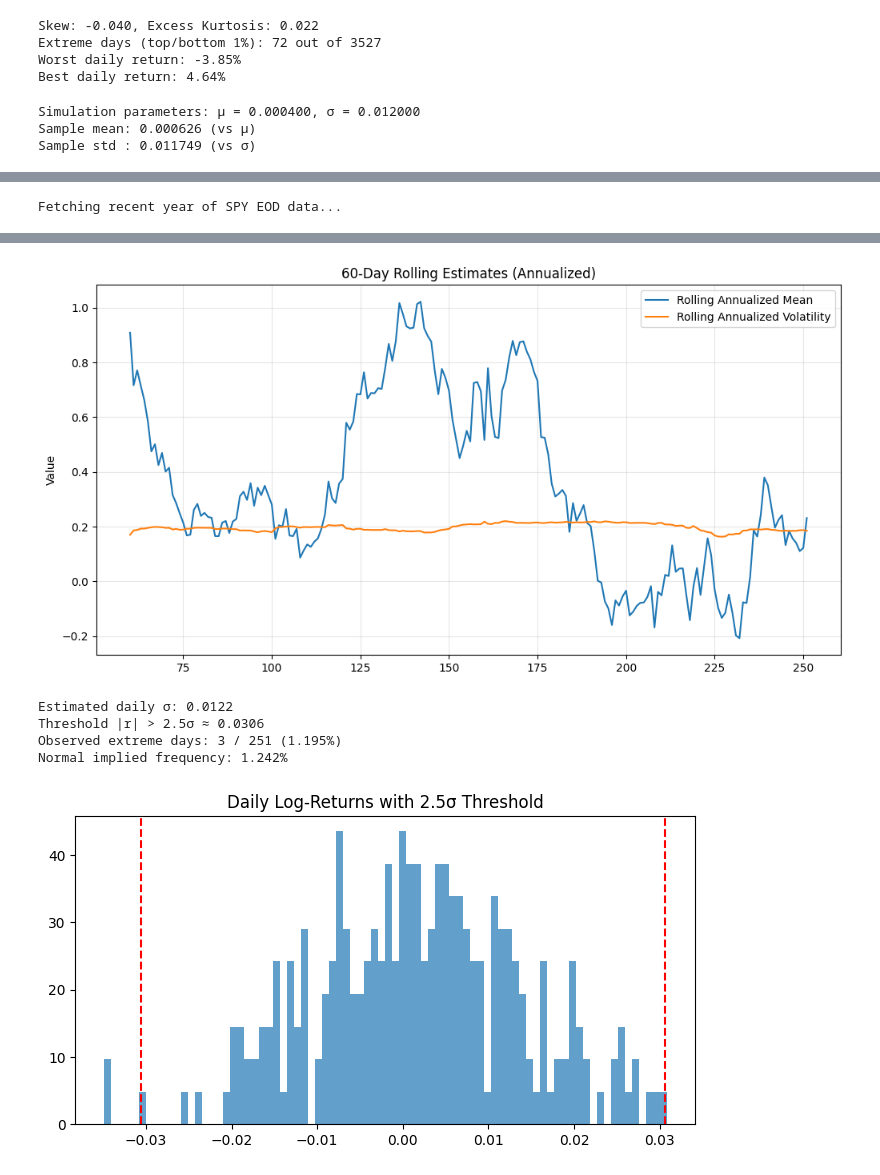
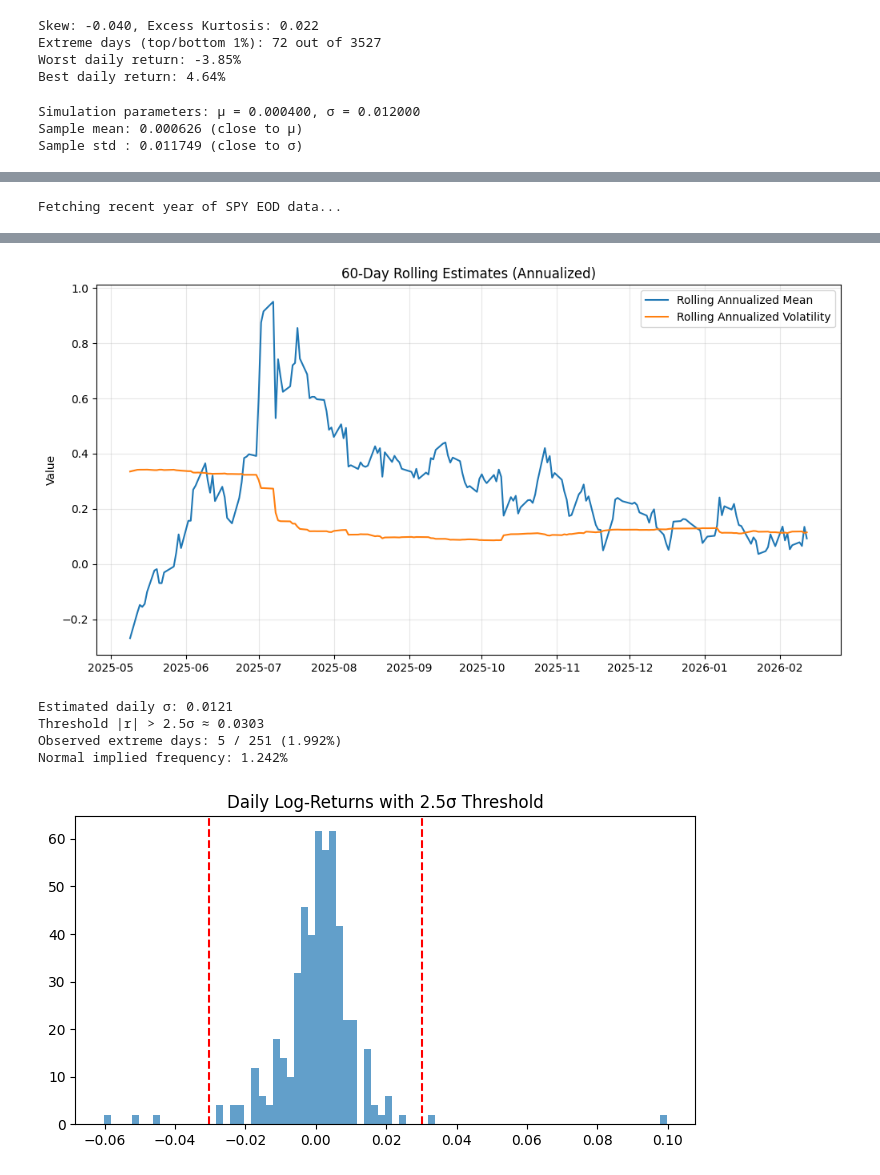
Before and after one commit to meacreatio/tpq, a Jupyter notebook: week5/paat_2.ipynb, the cells around one changed output, grey strips where cells are left out. Saved outputs shown, nothing was run; the diff lists cells and outputs as text; code cells hidden in the pictures.

Commit message:
fix spy data fetch

```diff
--- a/week5/paat_2.ipynb
+++ b/week5/paat_2.ipynb
@@ -195,24 +195,18 @@ n_days = 1000
 mu = 0.0004      # daily drift (~10% annual)
 sigma = 0.012    # daily volatility (~19% annual)
 
-# Simulate log-returns (shocks)
 shocks = np.random.normal(mu, sigma, n_days)
 log_prices = np.cumsum(shocks)
 prices = 100 * np.exp(log_prices)
 
-# Daily log-returns
 log_returns = np.diff(log_prices)
 
 sample_mean = log_returns.mean()
 sample_std  = log_returns.std()
 
 print(f"Simulation parameters: µ = {mu:.6f}, σ = {sigma:.6f}")
-print(f"Sample mean: {sample_mean:.6f} (vs µ)")
-print(f"Sample std : {sample_std:.6f} (vs σ)")
-
-# Interpretation:
-# Sample mean and std should be close to µ and σ (law of large numbers).
-# Small deviations are normal sampling variation.
+print(f"Sample mean: {sample_mean:.6f} (close to µ)")
+print(f"Sample std : {sample_std:.6f} (close to σ)")
 
 plt.figure(figsize=(10, 4))
 plt.plot(prices)
@@ -223,20 +217,13 @@ plt.show()
 
 # =============================================================================
 # Exercise 2
-# Obtain a year of EOD prices for a liquid equity or exchange-traded fund.
-# Compute log-returns, plot their histogram, and describe how the distribution
-# differs from a normal distribution.
+# Obtain a year of EOD prices for SPY. Compute log-returns, plot their histogram,
+# and describe how the distribution differs from a normal distribution.
 # =============================================================================
 
 print("Fetching recent year of SPY EOD data...")
-try:
-    raw = yf.download('SPY', period='1y', auto_adjust=True, progress=False)
-    df = raw['Close'].to_frame('close')
-except Exception:
-    n = 252
-    returns = np.random.normal(0.0004, 0.012, n)
-    prices = 100 * np.cumprod(1 + returns)
-    df = pd.DataFrame({'close': prices})
+raw = yf.download('SPY', period='1y', auto_adjust=True, progress=False)
+df = raw[['Close']].rename(columns={'Close': 'close'})
 
 df['log_ret'] = np.log(df['close'] / df['close'].shift(1))
 df = df.dropna()
@@ -283,7 +270,7 @@ else:
 if abs(kurt) > 0.5 or abs(skew) > 0.2:
     print("- Overall: deviates meaningfully from normality (typical for equity returns).")
 else:
-    print("- Overall: reasonably close to normal distribution.")
+    print("- Overall: reasonably close to normal distribution (common in calm, short samples).")
 
 # =============================================================================
 # Exercise 3
@@ -300,11 +287,6 @@ for lag, val, ci in zip(lags, acf, confint):
     lower, upper = ci
     significant = not (lower < 0 < upper)
     print(f"Lag {lag:2d}: {val:+.4f}  {'(significant)' if significant else ''}")
-
-# Discussion:
-# Typically near-zero at all lags for liquid equities.
-# Occasional "significant" lag is usually noise (multiple testing).
-# Economic meaning requires |ACF| > ~0.05–0.10 and persistence after costs.
 
 plt.figure(figsize=(10, 4))
 plt.bar(lags, acf, color='steelblue')
@@ -335,11 +317,6 @@ plt.legend()
 plt.grid(True, alpha=0.3)
 plt.show()
 
-# Discussion:
-# Mean fluctuates widely (often crosses zero) → not stable.
-# Volatility clusters (high periods persist) → time-varying.
-# Fixed-parameter strategies (e.g., constant leverage) risky; adaptive better.
-
 # =============================================================================
 # Exercise 5
 # Identify extreme-return days using a threshold such as |rt| > 2.5σ.
@@ -351,18 +328,13 @@ threshold = 2.5 * sigma_est
 extreme_obs = spy_ret[np.abs(spy_ret) > threshold]
 
 observed_freq = len(extreme_obs) / len(spy_ret)
-normal_freq = 2 * (1 - stats.norm.cdf(2.5))  # two-tailed
+normal_freq = 2 * (1 - stats.norm.cdf(2.5))
 
 print(f"Estimated daily σ: {sigma_est:.4f}")
 print(f"Threshold |r| > 2.5σ ≈ {threshold:.4f}")
 print(f"Observed extreme days: {len(extreme_obs)} / {len(spy_ret)} ({observed_freq:.3%})")
 print(f"Normal implied frequency: {normal_freq:.3%}")
 
-# Interpretation:
-# Real data usually shows higher frequency than normal → fat tails.
-# Implies normality underestimates tail risk.
-
-# Plot extremes
 plt.figure(figsize=(8, 4))
 plt.hist(spy_ret, bins=80, alpha=0.7, density=True)
 plt.axvline(threshold, color='red', linestyle='--')
@@ -371,7 +343,7 @@ plt.title("Daily Log-Returns with 2.5σ Threshold")
 plt.show()
 # %% [output]
 Simulation parameters: µ = 0.000400, σ = 0.012000
-Sample mean: 0.000626 (vs µ)
-Sample std : 0.011749 (vs σ)
+Sample mean: 0.000626 (close to µ)
+Sample std : 0.011749 (close to σ)
 [figure]
 Fetching recent year of SPY EOD data...
@@ -397,6 +369,6 @@ Lag 10: +0.0807
-[figure, old version]
+[figure, new version]
-Estimated daily σ: 0.0122
-Threshold |r| > 2.5σ ≈ 0.0306
-Observed extreme days: 3 / 251 (1.195%)
+Estimated daily σ: 0.0121
+Threshold |r| > 2.5σ ≈ 0.0303
+Observed extreme days: 5 / 251 (1.992%)
 Normal implied frequency: 1.242%
-[figure, old version]
+[figure, new version]
```
Also changed, not shown: parts of 1 cell of this notebook.
